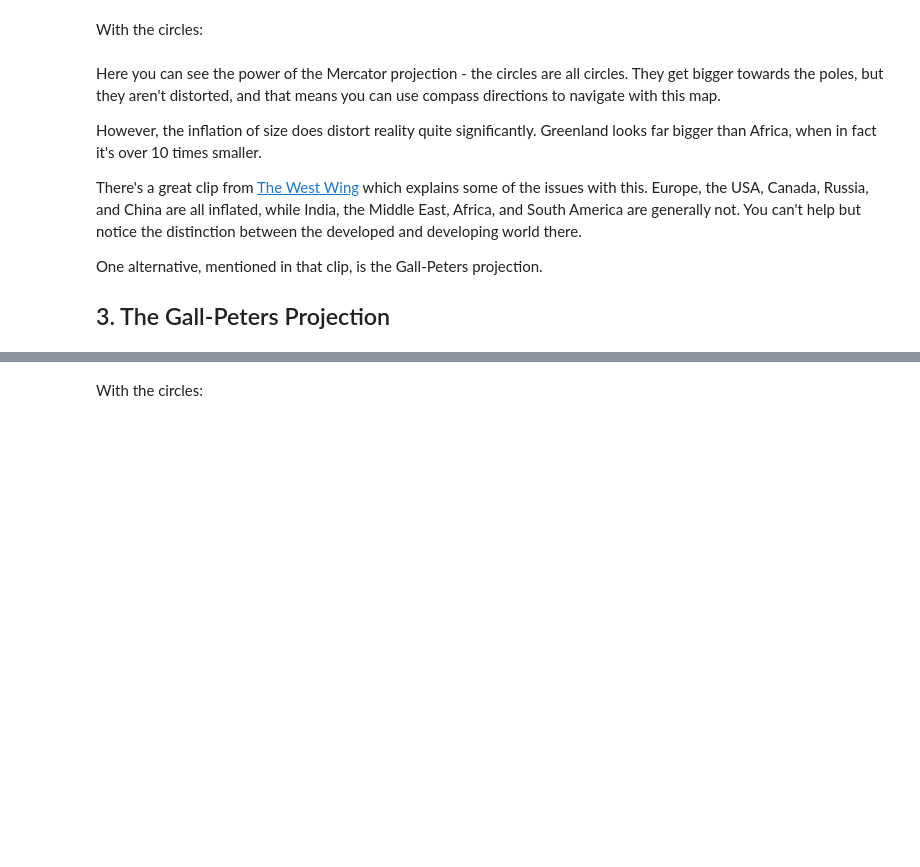
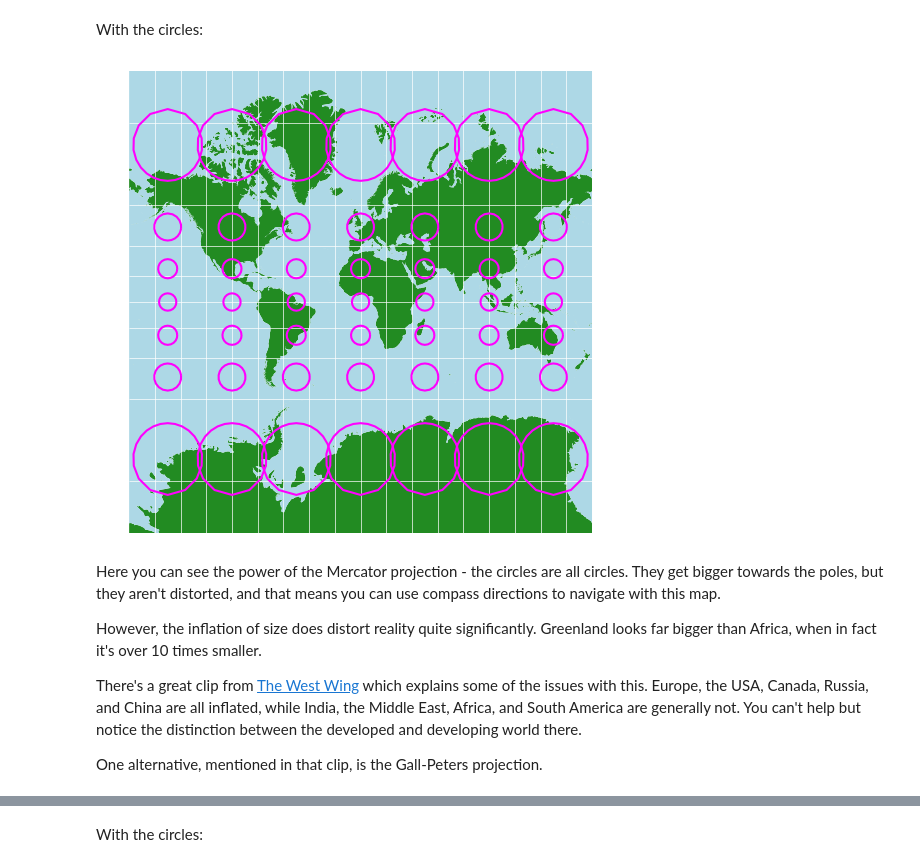
Before and after one commit to bamacgabhann/GY5021, a Jupyter notebook: GY5021/1_Introduction_to_Geospatial_Data/GY5021_5_Coordinate_Reference_Systems.ipynb, the cells around one changed output, grey strips where cells are left out. Drawn from its saved outputs; the diff is of its cells as text; code cells hidden in the pictures; blank space fills up the shorter version.

```diff
--- a/GY5021/1_Introduction_to_Geospatial_Data/GY5021_5_Coordinate_Reference_Systems.ipynb
+++ b/GY5021/1_Introduction_to_Geospatial_Data/GY5021_5_Coordinate_Reference_Systems.ipynb
@@ -62,14 +91,21 @@ plt.show()
 # %% [markdown]
 With the circles:
 # %%
-world = world.to_crs(crs='+proj=merc')
-circles = circles.to_crs(crs='+proj=merc')
-fig, ax = plt.subplots()
-world.plot(ax=ax)
-circles.boundary.plot(ax=ax, color='fuchsia')
-ax.yaxis.grid(True, which='major')
-ax.xaxis.grid(True, which='major')
+circles_merc = circles.to_crs(crs='+proj=merc')
+
+fig, ax = plt.subplots(figsize = (9,6))
+
+land_merc.plot(ax=ax, color='forestgreen')
+ocean_merc.plot(ax=ax, color='lightblue')
+grid_merc.plot(ax=ax, color='white', linewidth=0.5)
+circles_merc.boundary.plot(ax=ax, color='fuchsia')
+
+ax.set_ylim(-20000000, 20000000)
+ax.axis('off')
+
 plt.show()
+# %% [output]
+[figure, added]
 # %% [markdown]
 Here you can see the power of the Mercator projection - the circles are all circles. They get bigger towards the poles, but they aren't distorted, and that means you can use compass directions to navigate with this map.
 
@@ -78,5 +114,3 @@ However, the inflation of size does distort reality quite significantly. Greenla
 There's a great clip from [The West Wing](https://www.youtube.com/watch?v=OH1bZ0F3zVU) which explains some of the issues with this. Europe, the USA, Canada, Russia, and China are all inflated, while India, the Middle East, Africa, and South America are generally not. You can't help but notice the distinction between the developed and developing world there.
 
 One alternative, mentioned in that clip, is the Gall-Peters projection.
-
-## 3. The Gall-Peters Projection
```
Also changed, not shown: parts of 31 cells of this notebook.
